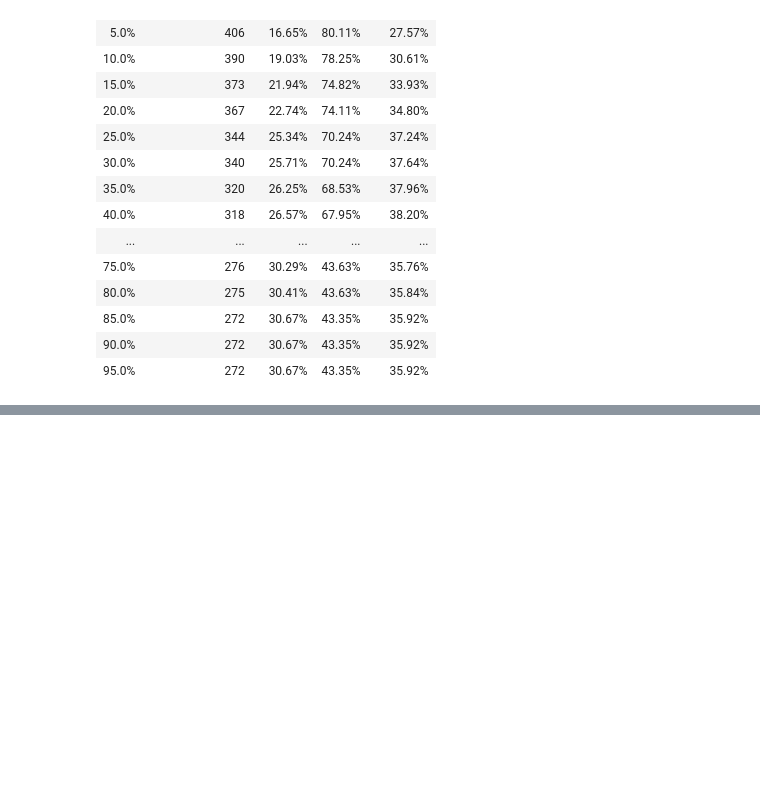
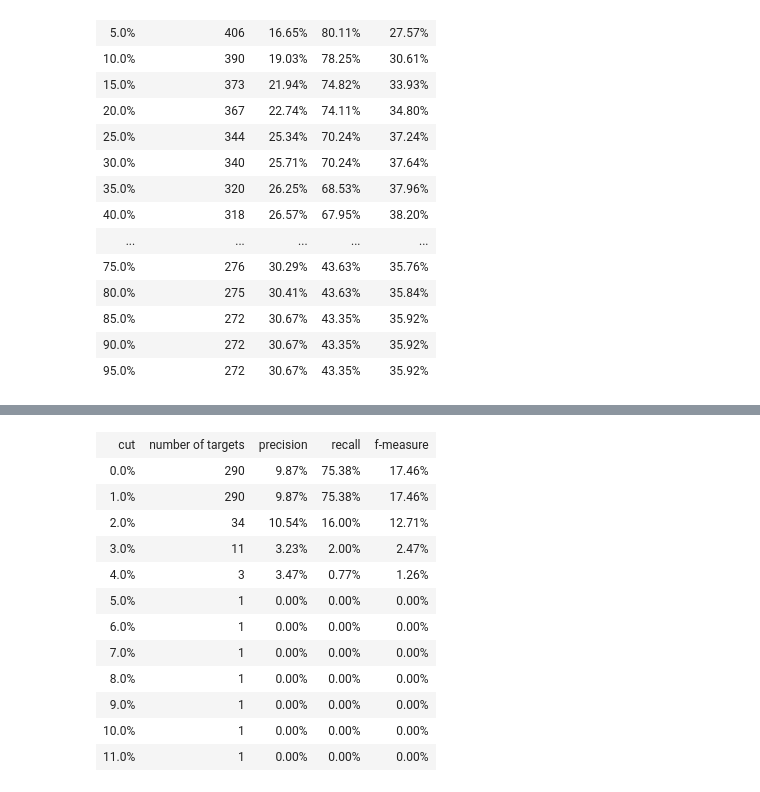
Before and after one commit to pedrobalage/ABSA_Experiments, a Jupyter notebook: 3_FrequencyBased/31_ReLi_AspectFrequency.ipynb, the cells around one changed output, grey strips where cells are left out. Drawn from its saved outputs; the diff is of its cells as text; code cells hidden in the pictures; blank space fills up the shorter version.

```diff
--- a/3_FrequencyBased/31_ReLi_AspectFrequency.ipynb
+++ b/3_FrequencyBased/31_ReLi_AspectFrequency.ipynb
@@ -358,0 +366,3 @@ ipy_table.apply_theme('basic')
+# %%
+def restriction(word_node):
+    return True
@@ -358,0 +532,29 @@ ipy_table.apply_theme('basic')
+# %%
+freqlist =  Counter([node.get('form').lower() for node in trainset.iter('word')])
+
+from operator import itemgetter
+srl_freq = dict()
+freqlist = dict()
+
+for word_node in trainset.iter('word'):
+    form = word_node.get('form').lower()
+    tag = word_node.get('srl')
+    if word_node.get('obj') != 'O' and tag  and (word_node.get('postag') == 'n' or word_node.get('postag') == 'prop'):
+        srl_freq[tag] = srl_freq.get(tag, 0) + 1
+        if tag not in freqlist:
+            freqlist[tag] = dict()
+        freqlist[tag][form] = freqlist[tag].get(form, 0) + 1
+
+targets = {}
+for tag, freq in sorted(srl_freq.items(), key=itemgetter(1), reverse=True):
+    if freq >= 7:
+        targets.update([(w,f) for w,f in freqlist[tag].items() if (f / sum(freqlist[tag].values()) * 100) >= 0.30])
+
+# print the targets
+data = [['freq', '%freq', 'target']]
+for target, freq in sorted(targets.items(), key=itemgetter(1), reverse=True):
+    ratio = freq / sum(targets.values()) *100
+    data.append([freq, '{:.1f}%'.format(ratio), target])
+
+ipy_table.make_table(data)
+ipy_table.apply_theme('basic')
@@ -358,0 +578,27 @@ ipy_table.apply_theme('basic')
+# %%
+data = [['cut', 'number of targets', 'precision', 'recall', 'f-measure']]
+for min_freq in range(12):
+    target_list = [target for target, freq in targets.items() if freq >= min_freq]
+    precision, recall, fmeasure = evaluate(target_list)
+    data.append(['{:.1f}%'.format(min_freq),
+                 len(target_list),
+                 '{:.2f}%'.format(precision),
+                 '{:.2f}%'.format(recall),
+                 '{:.2f}%'.format(fmeasure)])
+
+ipy_table.make_table(data)
+ipy_table.apply_theme('basic')
+# %% [output]
+| cut | number of targets | precision | recall | f-measure |
+| 0.0% | 290 | 9.87% | 75.38% | 17.46% |
+| 1.0% | 290 | 9.87% | 75.38% | 17.46% |
+| 2.0% | 34 | 10.54% | 16.00% | 12.71% |
+| 3.0% | 11 | 3.23% | 2.00% | 2.47% |
+| 4.0% | 3 | 3.47% | 0.77% | 1.26% |
+| 5.0% | 1 | 0.00% | 0.00% | 0.00% |
+| 6.0% | 1 | 0.00% | 0.00% | 0.00% |
+| 7.0% | 1 | 0.00% | 0.00% | 0.00% |
+| 8.0% | 1 | 0.00% | 0.00% | 0.00% |
+| 9.0% | 1 | 0.00% | 0.00% | 0.00% |
+| 10.0% | 1 | 0.00% | 0.00% | 0.00% |
+| 11.0% | 1 | 0.00% | 0.00% | 0.00% |
```
Also changed, not shown: parts of 16 cells of this notebook, 2 other files.
